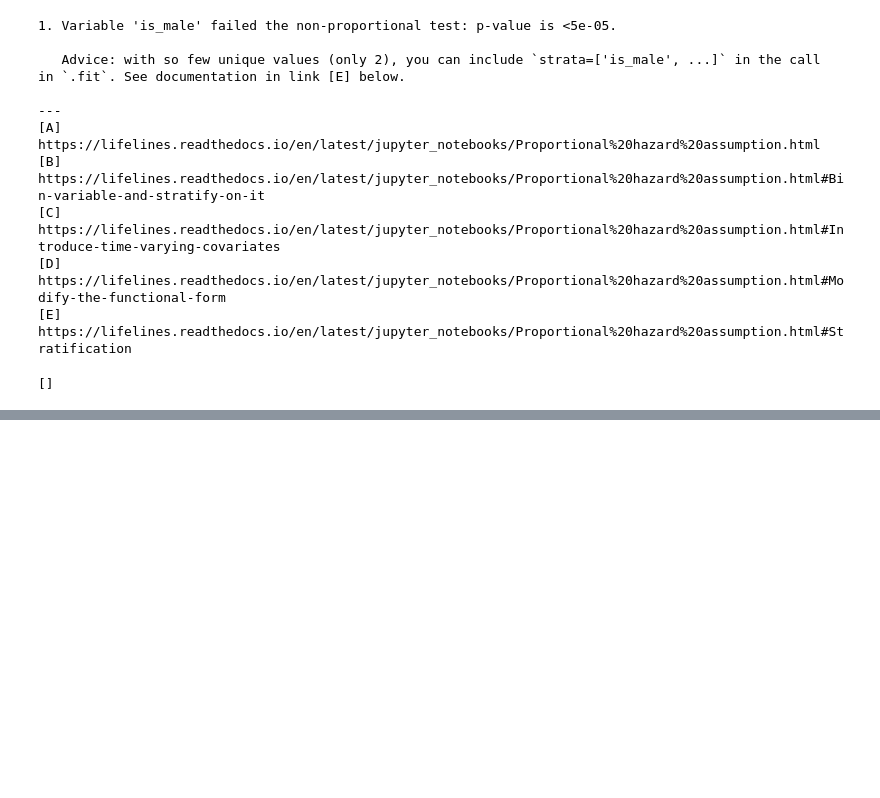
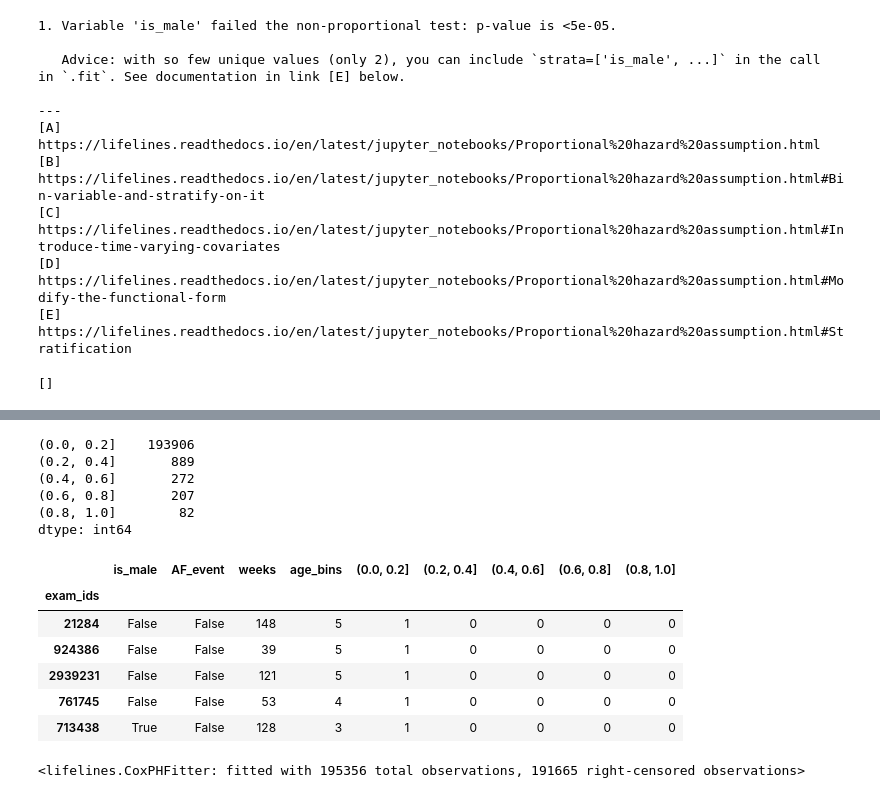
Before and after one commit to mygithth27/af-risk-prediction-by-ecg-dnn, a Jupyter notebook: survival_model.ipynb, the cells around one changed output, grey strips where cells are left out. Cells and saved outputs as stored; diff of their text form; code cells hidden in the pictures; blank space fills up the shorter version.

```diff
--- a/survival_model.ipynb
+++ b/survival_model.ipynb
@@ -554,0 +603,28 @@ values = np.sort(sa_df3['prob3_strata'].unique())
+# %%
+dummies_prob3.sum()
+# %% [output]
+(0.0, 0.2]    193906
+(0.2, 0.4]       889
+(0.4, 0.6]       272
+(0.6, 0.8]       207
+(0.8, 1.0]        82
+dtype: int64
+# %%
+dc_df = pd.concat([dc_df, dummies_prob3], axis = 1)
+dc_df = dc_df.drop(['class3_prob', 'age', 'prob3_bins'], axis = 1)
+dc_df.head()
+# %% [output]
+|  | is_male | AF_event | weeks | age_bins | (0.0, 0.2] | (0.2, 0.4] | (0.4, 0.6] | (0.6, 0.8] | (0.8, 1.0] |
+| exam_ids |  |  |  |  |  |  |  |  |  |
+| 21284 | False | False | 148 | 5 | 1 | 0 | 0 | 0 | 0 |
+| 924386 | False | False | 39 | 5 | 1 | 0 | 0 | 0 | 0 |
+| 2939231 | False | False | 121 | 5 | 1 | 0 | 0 | 0 | 0 |
+| 761745 | False | False | 53 | 4 | 1 | 0 | 0 | 0 | 0 |
+| 713438 | True | False | 128 | 3 | 1 | 0 | 0 | 0 | 0 |
+# %%
+# Training the model with dummy coded covarietes
+
+cph_dc = CoxPHFitter(penalizer=0.1)
+cph_dc.fit(dc_df, duration_col='weeks', event_col='AF_event', step_size=0.20)
+# %% [output]
+<lifelines.CoxPHFitter: fitted with 195356 total observations, 191665 right-censored observations>
```
Also changed, not shown: parts of 14 cells of this notebook.
